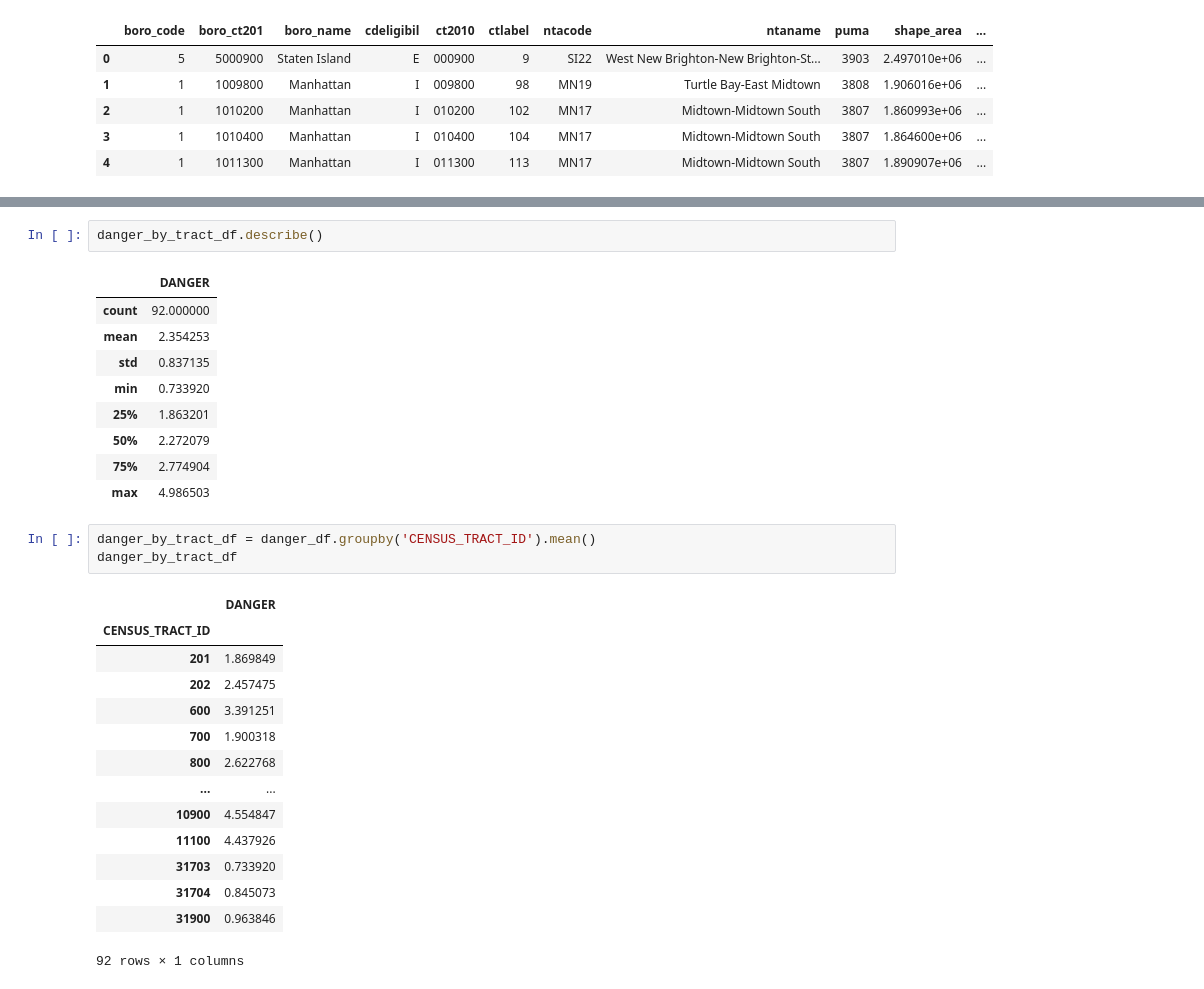
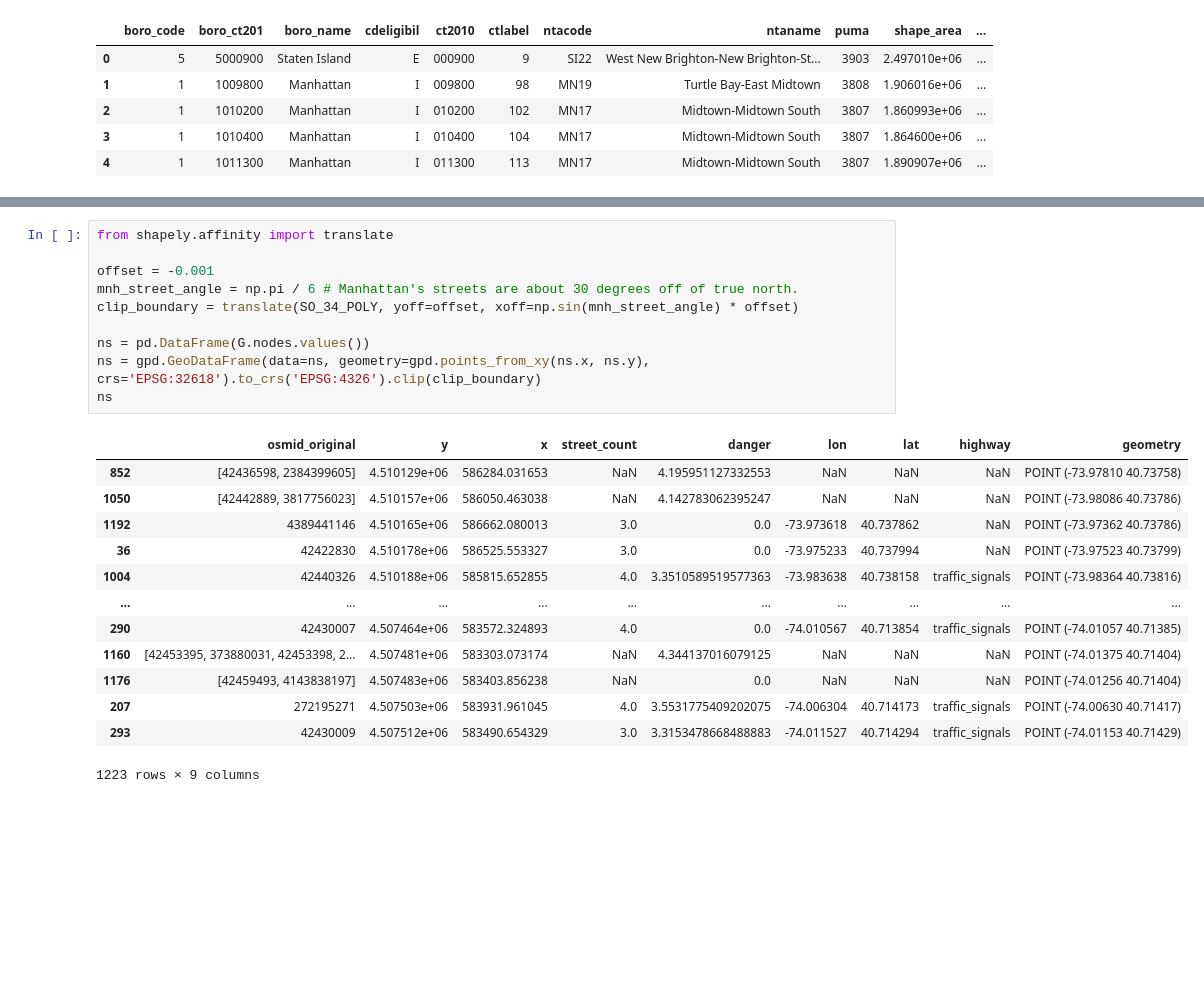
Before and after one commit to clyman23/spoke, a Jupyter notebook: notebooks/maxdumas/average_danger_by_cta.ipynb, the cells around one changed output, grey strips where cells are left out. Drawn from its saved outputs; the diff is of its cells as text; blank space fills up the shorter version.

```diff
--- a/notebooks/maxdumas/average_danger_by_cta.ipynb
+++ b/notebooks/maxdumas/average_danger_by_cta.ipynb
@@ -50,30 +48,24 @@ Name: ct2010, Length: 288, dtype: int64
-# %%
-danger_by_tract_df.describe()
-# %% [output]
-|  | DANGER |
-| count | 92.000000 |
-| mean | 2.354253 |
-| std | 0.837135 |
-| min | 0.733920 |
-| 25% | 1.863201 |
-| 50% | 2.272079 |
-| 75% | 2.774904 |
-| max | 4.986503 |
-# %%
-danger_by_tract_df = danger_df.groupby('CENSUS_TRACT_ID').mean()
-danger_by_tract_df
-# %% [output]
-|  | DANGER |
-| CENSUS_TRACT_ID |  |
-| 201 | 1.869849 |
-| 202 | 2.457475 |
-| 600 | 3.391251 |
-| 700 | 1.900318 |
-| 800 | 2.622768 |
-| ... | ... |
-| 10900 | 4.554847 |
-| 11100 | 4.437926 |
-| 31703 | 0.733920 |
-| 31704 | 0.845073 |
-| 31900 | 0.963846 |
-92 rows × 1 columns
+# %%
+from shapely.affinity import translate
+
+offset = -0.001
+mnh_street_angle = np.pi / 6 # Manhattan's streets are about 30 degrees off of true north.
+clip_boundary = translate(SO_34_POLY, yoff=offset, xoff=np.sin(mnh_street_angle) * offset)
+
+ns = pd.DataFrame(G.nodes.values())
+ns = gpd.GeoDataFrame(data=ns, geometry=gpd.points_from_xy(ns.x, ns.y), crs='EPSG:32618').to_crs('EPSG:4326').clip(clip_boundary)
+ns
+# %% [output]
+|  | osmid_original | y | x | street_count | danger | lon | lat | highway | geometry |
+| 852 | [42436598, 2384399605] | 4.510129e+06 | 586284.031653 | NaN | 4.195951127332553 | NaN | NaN | NaN | POINT (-73.97810 40.73758) |
+| 1050 | [42442889, 3817756023] | 4.510157e+06 | 586050.463038 | NaN | 4.142783062395247 | NaN | NaN | NaN | POINT (-73.98086 40.73786) |
+| 1192 | 4389441146 | 4.510165e+06 | 586662.080013 | 3.0 | 0.0 | -73.973618 | 40.737862 | NaN | POINT (-73.97362 40.73786) |
+| 36 | 42422830 | 4.510178e+06 | 586525.553327 | 3.0 | 0.0 | -73.975233 | 40.737994 | NaN | POINT (-73.97523 40.73799) |
+| 1004 | 42440326 | 4.510188e+06 | 585815.652855 | 4.0 | 3.3510589519577363 | -73.983638 | 40.738158 | traffic_signals | POINT (-73.98364 40.73816) |
+| ... | ... | ... | ... | ... | ... | ... | ... | ... | ... |
+| 290 | 42430007 | 4.507464e+06 | 583572.324893 | 4.0 | 0.0 | -74.010567 | 40.713854 | traffic_signals | POINT (-74.01057 40.71385) |
+| 1160 | [42453395, 373880031, 42453398, 2... | 4.507481e+06 | 583303.073174 | NaN | 4.344137016079125 | NaN | NaN | NaN | POINT (-74.01375 40.71404) |
+| 1176 | [42459493, 4143838197] | 4.507483e+06 | 583403.856238 | NaN | 0.0 | NaN | NaN | NaN | POINT (-74.01256 40.71404) |
+| 207 | 272195271 | 4.507503e+06 | 583931.961045 | 4.0 | 3.5531775409202075 | -74.006304 | 40.714173 | traffic_signals | POINT (-74.00630 40.71417) |
+| 293 | 42430009 | 4.507512e+06 | 583490.654329 | 3.0 | 3.3153478668488883 | -74.011527 | 40.714294 | traffic_signals | POINT (-74.01153 40.71429) |
+1223 rows × 9 columns
```
Also changed, not shown: parts of 6 cells of this notebook, 4 other files.
